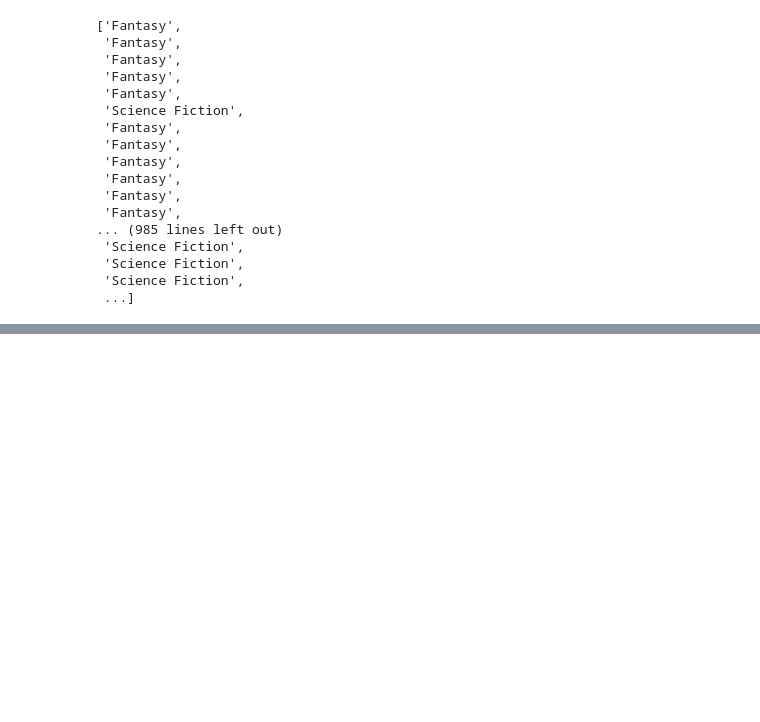
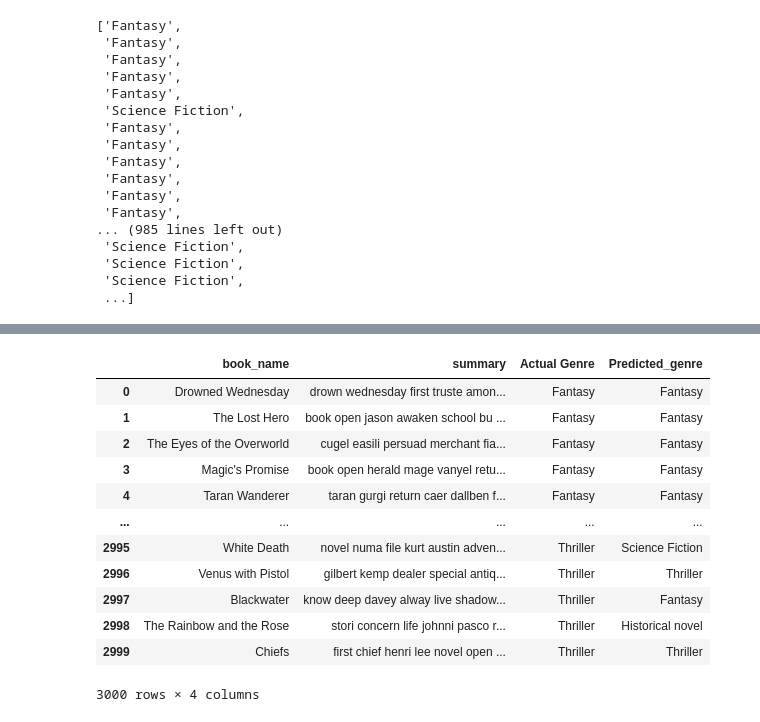
Before and after one commit to lawalsegun2025/book_genre_classification, a Jupyter notebook: book_genre_classification.ipynb, the cells around one changed output, grey strips where cells are left out. Saved outputs shown, nothing was run; the diff lists cells and outputs as text; code cells hidden in the pictures; blank space fills up the shorter version.

```diff
--- a/book_genre_classification.ipynb
+++ b/book_genre_classification.ipynb
@@ -724,3 +724,20 @@ books.head()
 | 2 | 3910776 | The Eyes of the Overworld | 0 | cugel easili persuad merchant fia... | Fantasy | Fantasy |
 | 3 | 5969644 | Magic's Promise | 0 | book open herald mage vanyel retu... | Fantasy | Fantasy |
 | 4 | 3173445 | Taran Wanderer | 0 | taran gurgi return caer dallben f... | Fantasy | Fantasy |
+# %%
+books = books[['book_name','summary','Actual Genre','Predicted_genre']]
+books
+# %% [output]
+|  | book_name | summary | Actual Genre | Predicted_genre |
+| 0 | Drowned Wednesday | drown wednesday first truste amon... | Fantasy | Fantasy |
+| 1 | The Lost Hero | book open jason awaken school bu ... | Fantasy | Fantasy |
+| 2 | The Eyes of the Overworld | cugel easili persuad merchant fia... | Fantasy | Fantasy |
+| 3 | Magic's Promise | book open herald mage vanyel retu... | Fantasy | Fantasy |
+| 4 | Taran Wanderer | taran gurgi return caer dallben f... | Fantasy | Fantasy |
+| ... | ... | ... | ... | ... |
+| 2995 | White Death | novel numa file kurt austin adven... | Thriller | Science Fiction |
+| 2996 | Venus with Pistol | gilbert kemp dealer special antiq... | Thriller | Thriller |
+| 2997 | Blackwater | know deep davey alway live shadow... | Thriller | Fantasy |
+| 2998 | The Rainbow and the Rose | stori concern life johnni pasco r... | Thriller | Historical novel |
+| 2999 | Chiefs | first chief henri lee novel open ... | Thriller | Thriller |
+3000 rows × 4 columns
```
Also changed, not shown: parts of 5 cells of this notebook, 1 other file.
